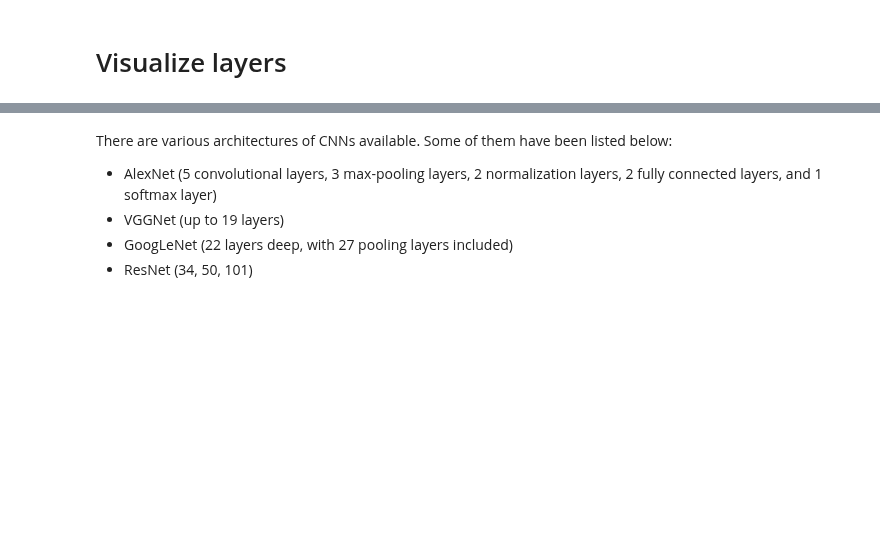
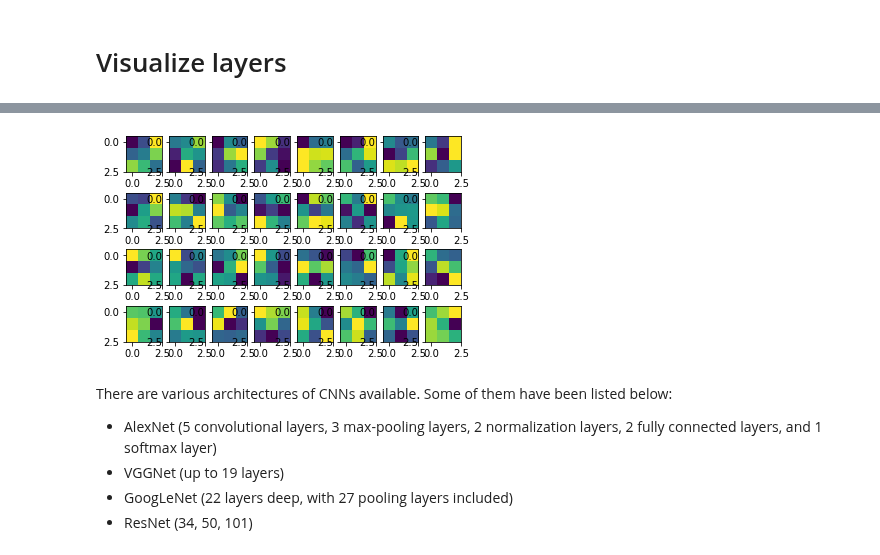
Before and after one commit to Amirosimani/Machine_Learning_Pratt, a Jupyter notebook: labs/lab_10.ipynb, the cells around one changed output, grey strips where cells are left out. Cells and saved outputs as stored; diff of their text form; code cells hidden in the pictures; blank space fills up the shorter version.

```diff
--- a/labs/lab_10.ipynb
+++ b/labs/lab_10.ipynb
@@ -311,3 +308,9 @@ for ax, weight in zip(axes.ravel(), weights.T):
+# %%
+fig, axes = plt.subplots(4, 8)
+for ax, weight in zip(axes.ravel(), weights.T):
+    ax.imshow(weight[0, :, :])
+# %% [output]
+[figure, added]
 # %% [markdown]
 There are various architectures of CNNs available. Some of them have been listed below:
 
```
Also changed, not shown: parts of 13 cells of this notebook.
